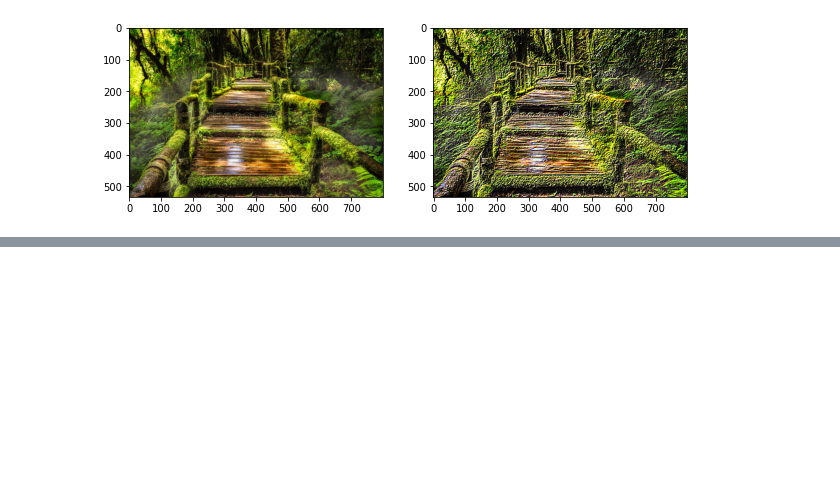
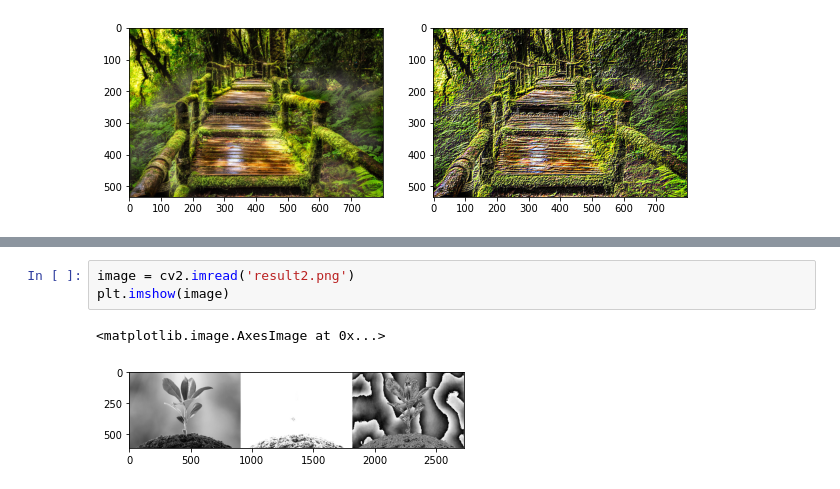
Before and after one commit to Raynould-Joseph/Computer-Vision, a Jupyter notebook: Lab_2_convolution_and_correlation.ipynb, the cells around one changed output, grey strips where cells are left out. Drawn from its saved outputs; the diff is of its cells as text; blank space fills up the shorter version.

```diff
--- a/Lab_2_convolution_and_correlation.ipynb
+++ b/Lab_2_convolution_and_correlation.ipynb
@@ -58,0 +103,6 @@ ax[1].imshow(img)
+# %%
+image = cv2.imread('result2.png')
+plt.imshow(image)
+# %% [output]
+<matplotlib.image.AxesImage at 0x...>
+[figure, added]
```
Also changed, not shown: parts of 5 cells of this notebook.
